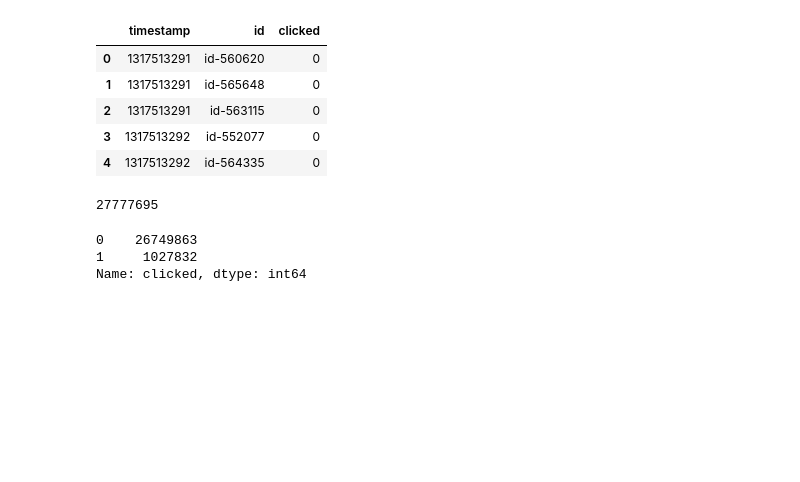
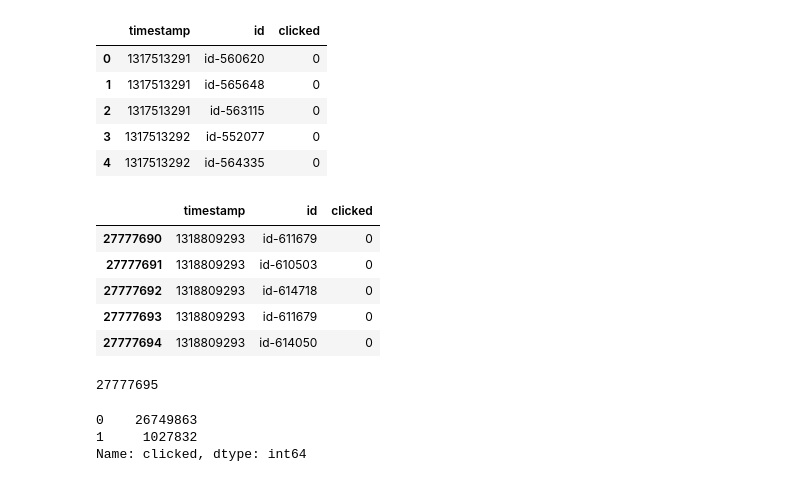
Before and after one commit to ShrekFelix/Reducing-Exploration-of-Dying-Arms-in-Mortal-Bandits, a Jupyter notebook: recommenders SCALED.ipynb, the cells around one changed output. Drawn from its saved outputs; the diff is of its cells as text; code cells hidden in the pictures; blank space fills up the shorter version.

```diff
--- a/recommenders SCALED.ipynb
+++ b/recommenders SCALED.ipynb
@@ -41,3 +47,4 @@ records = pd.concat([pd.read_csv('data/ydata-fp-td-clicks-v2_0.'+ str(20111000+i
                                  sep=' ',
                                  names=['timestamp','id','clicked'],
                                  usecols=[0,1,2],) for i in range(2,17)])
+records.index = range(len(records))
@@ -62,3 +57,12 @@ records.head()
 | 2 | 1317513291 | id-563115 | 0 |
 | 3 | 1317513292 | id-552077 | 0 |
 | 4 | 1317513292 | id-564335 | 0 |
+# %%
+records.tail()
+# %% [output]
+|  | timestamp | id | clicked |
+| 27777690 | 1318809293 | id-611679 | 0 |
+| 27777691 | 1318809293 | id-610503 | 0 |
+| 27777692 | 1318809293 | id-614718 | 0 |
+| 27777693 | 1318809293 | id-611679 | 0 |
+| 27777694 | 1318809293 | id-614050 | 0 |
```
Also changed, not shown: parts of 39 cells of this notebook, 9 other files.
